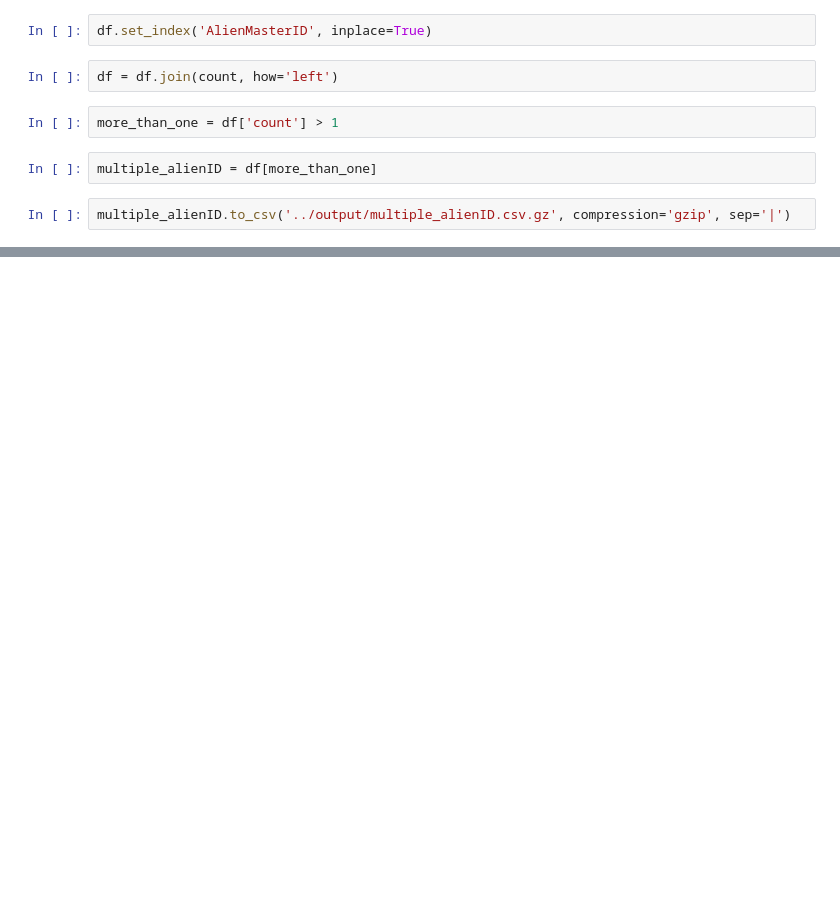
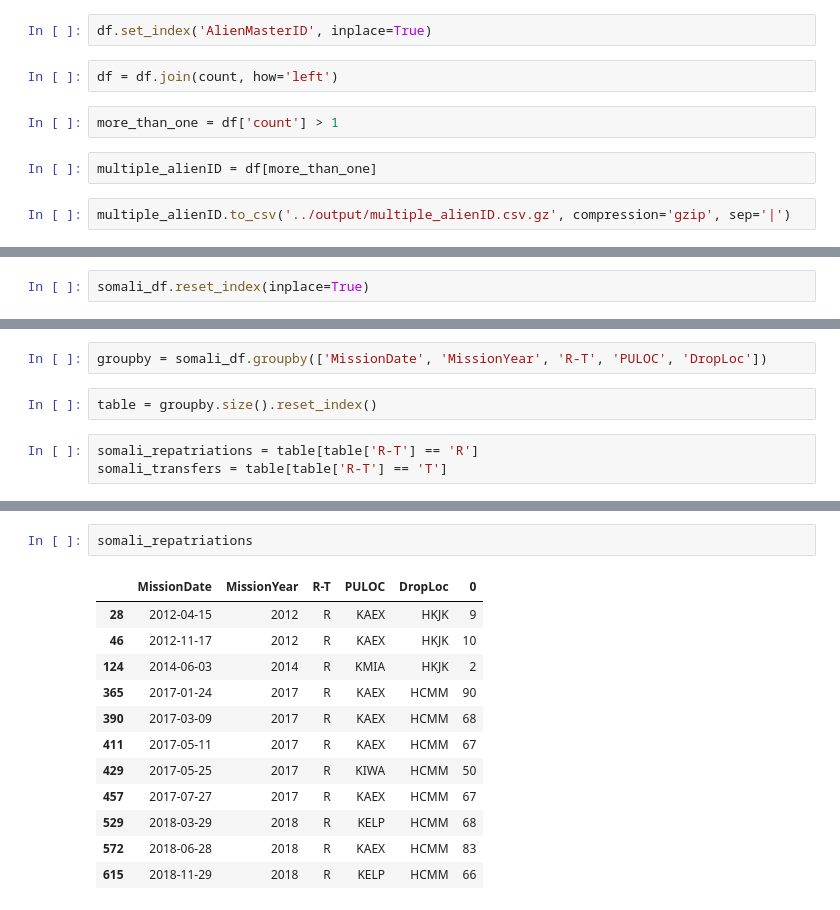
Before and after one commit to UWCHR/ice-air, a Jupyter notebook: analyze/note/analyze.ipynb, the cells around one changed output, grey strips where cells are left out. Drawn from its saved outputs; the diff is of its cells as text; blank space fills up the shorter version.

```diff
--- a/analyze/note/analyze.ipynb
+++ b/analyze/note/analyze.ipynb
@@ -565,0 +555,2 @@ multiple_alienID.to_csv('../output/multiple_alienID.csv.gz', compression='gzip',
+# %%
+somali_df.reset_index(inplace=True)
@@ -565,0 +567,7 @@ multiple_alienID.to_csv('../output/multiple_alienID.csv.gz', compression='gzip',
+# %%
+groupby = somali_df.groupby(['MissionDate', 'MissionYear', 'R-T', 'PULOC', 'DropLoc'])
+# %%
+table = groupby.size().reset_index()
+# %%
+somali_repatriations = table[table['R-T'] == 'R']
+somali_transfers = table[table['R-T'] == 'T']
@@ -565,0 +588,15 @@ multiple_alienID.to_csv('../output/multiple_alienID.csv.gz', compression='gzip',
+# %%
+somali_repatriations
+# %% [output]
+|  | MissionDate | MissionYear | R-T | PULOC | DropLoc | 0 |
+| 28 | 2012-04-15 | 2012 | R | KAEX | HKJK | 9 |
+| 46 | 2012-11-17 | 2012 | R | KAEX | HKJK | 10 |
+| 124 | 2014-06-03 | 2014 | R | KMIA | HKJK | 2 |
+| 365 | 2017-01-24 | 2017 | R | KAEX | HCMM | 90 |
+| 390 | 2017-03-09 | 2017 | R | KAEX | HCMM | 68 |
+| 411 | 2017-05-11 | 2017 | R | KAEX | HCMM | 67 |
+| 429 | 2017-05-25 | 2017 | R | KIWA | HCMM | 50 |
+| 457 | 2017-07-27 | 2017 | R | KAEX | HCMM | 67 |
+| 529 | 2018-03-29 | 2018 | R | KELP | HCMM | 68 |
+| 572 | 2018-06-28 | 2018 | R | KAEX | HCMM | 83 |
+| 615 | 2018-11-29 | 2018 | R | KELP | HCMM | 66 |
```
Also changed, not shown: parts of 10 cells of this notebook.
